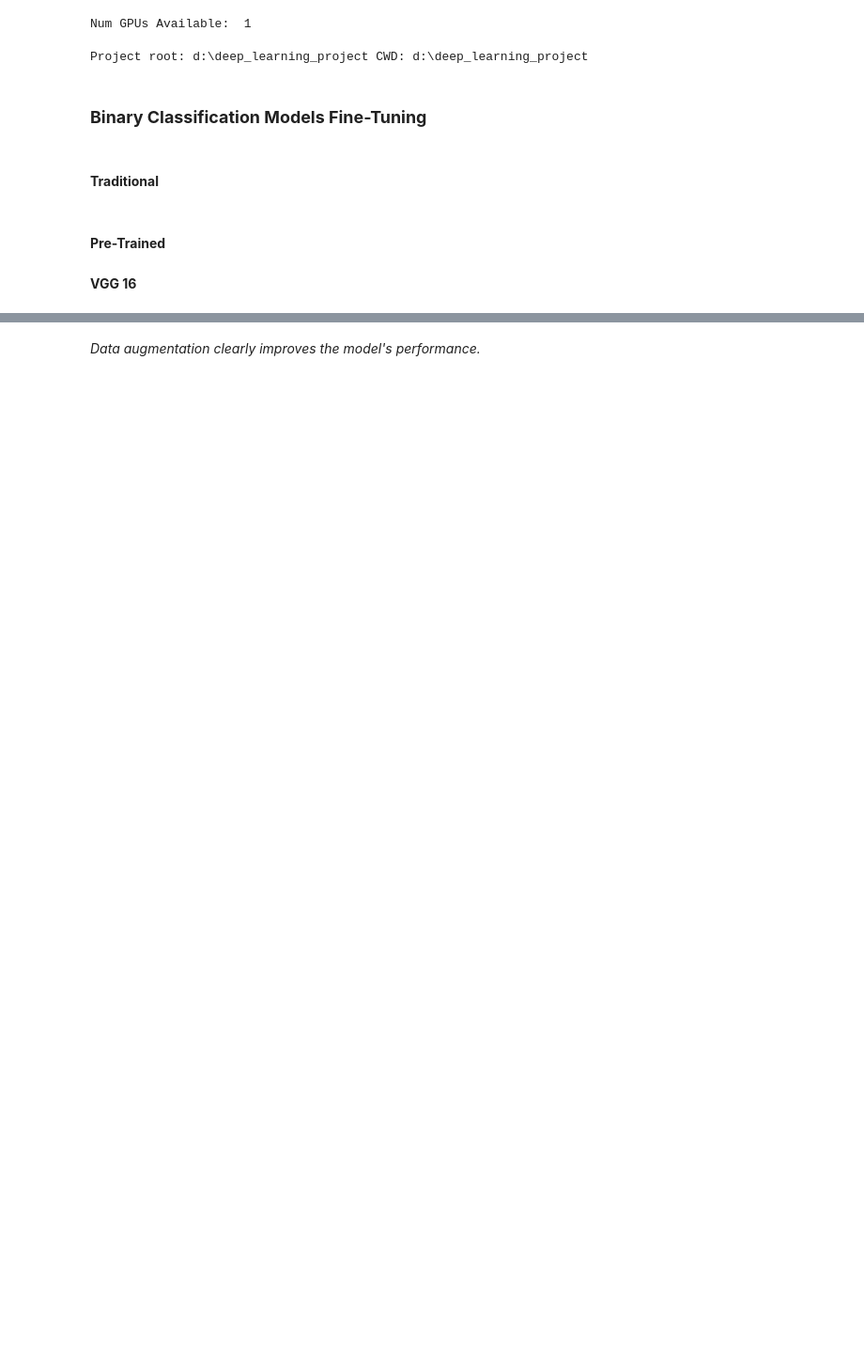
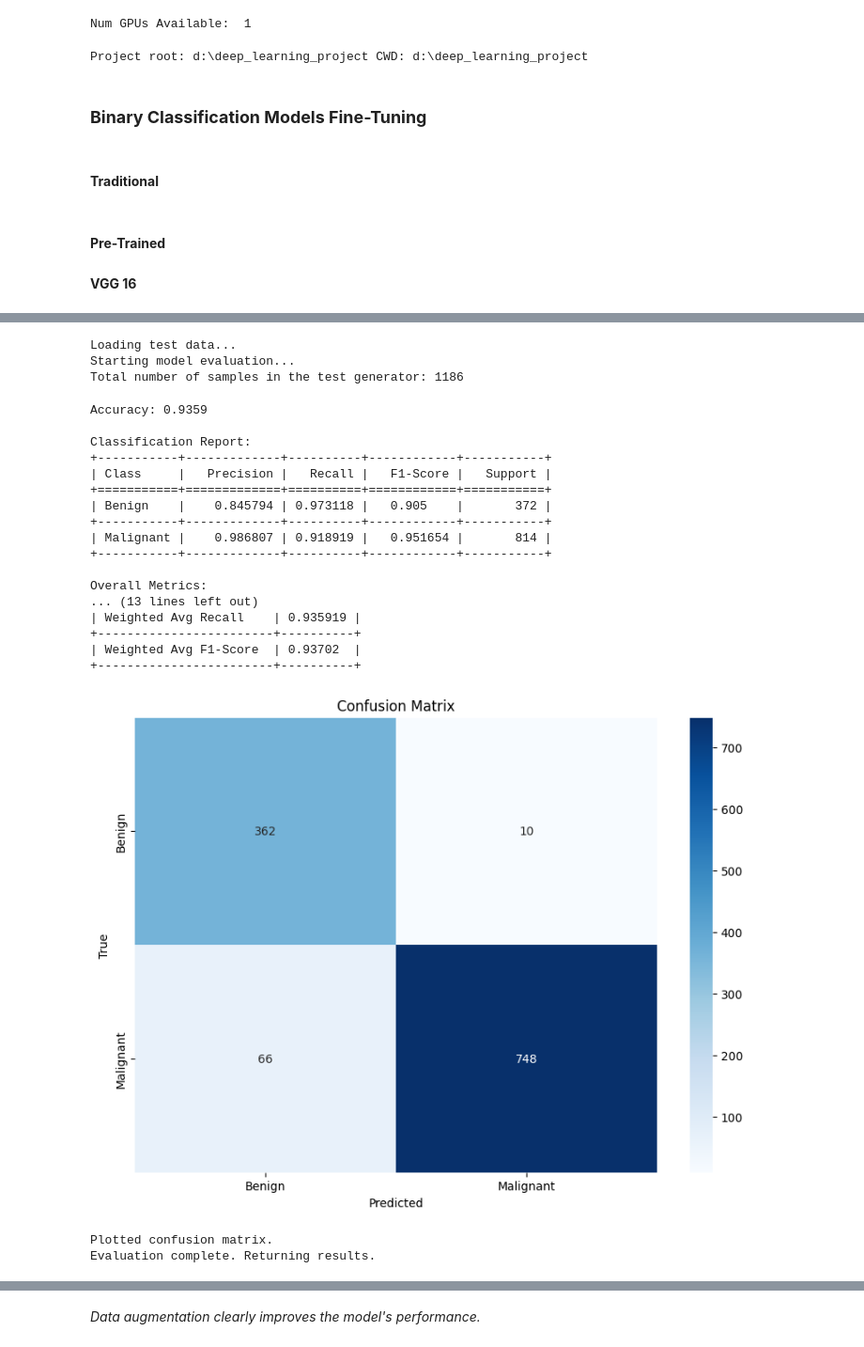
Before and after one commit to master-boda/Deep-Learning, a Jupyter notebook: notebooks/model_tuning.ipynb, the cells around one changed output, grey strips where cells are left out. Shown at 94% size. Drawn from its saved outputs; the diff is of its cells as text; code cells hidden in the pictures; blank space fills up the shorter version.

```diff
--- a/notebooks/model_tuning.ipynb
+++ b/notebooks/model_tuning.ipynb
@@ -122,0 +129,26 @@ KeyboardInterrupt:
+# %%
+evaluate_model(fitted_vgg16_binary, classification_type='binary')
+# %% [output]
+Loading test data...
+Starting model evaluation...
+Total number of samples in the test generator: 1186
+Accuracy: 0.9359
+
+Classification Report:
++-----------+-------------+----------+------------+-----------+
+| Class     |   Precision |   Recall |   F1-Score |   Support |
++===========+=============+==========+============+===========+
+| Benign    |    0.845794 | 0.973118 |   0.905    |       372 |
++-----------+-------------+----------+------------+-----------+
+| Malignant |    0.986807 | 0.918919 |   0.951654 |       814 |
++-----------+-------------+----------+------------+-----------+
+
+Overall Metrics:
+... (13 lines left out)
+| Weighted Avg Recall    | 0.935919 |
++------------------------+----------+
+| Weighted Avg F1-Score  | 0.93702  |
++------------------------+----------+
+[figure, added]
+Plotted confusion matrix.
+Evaluation complete. Returning results.
```
Also changed, not shown: parts of 8 cells of this notebook, 8 other files.
